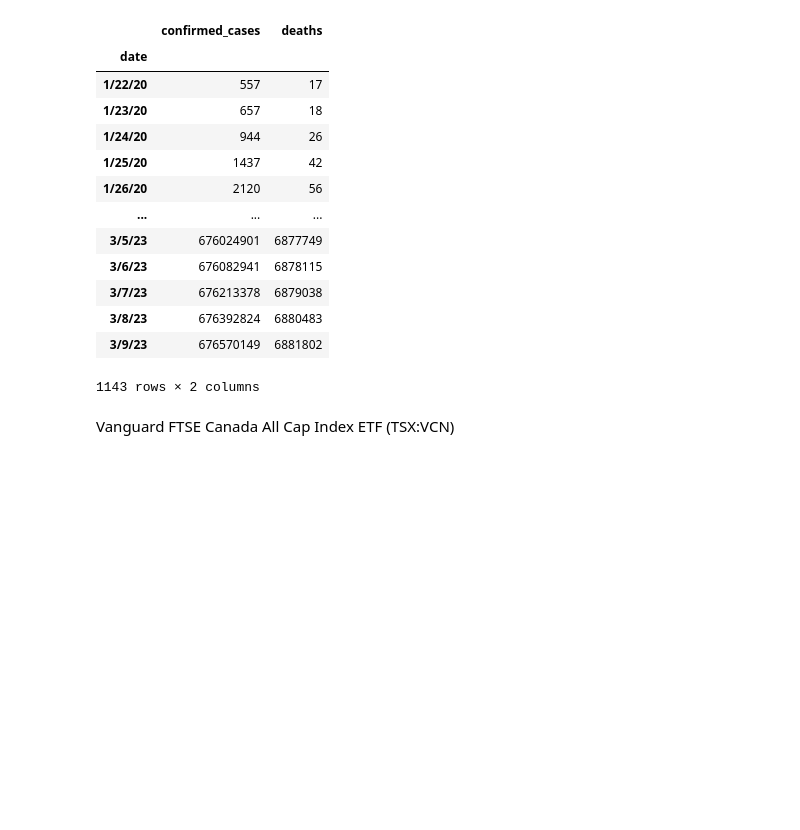
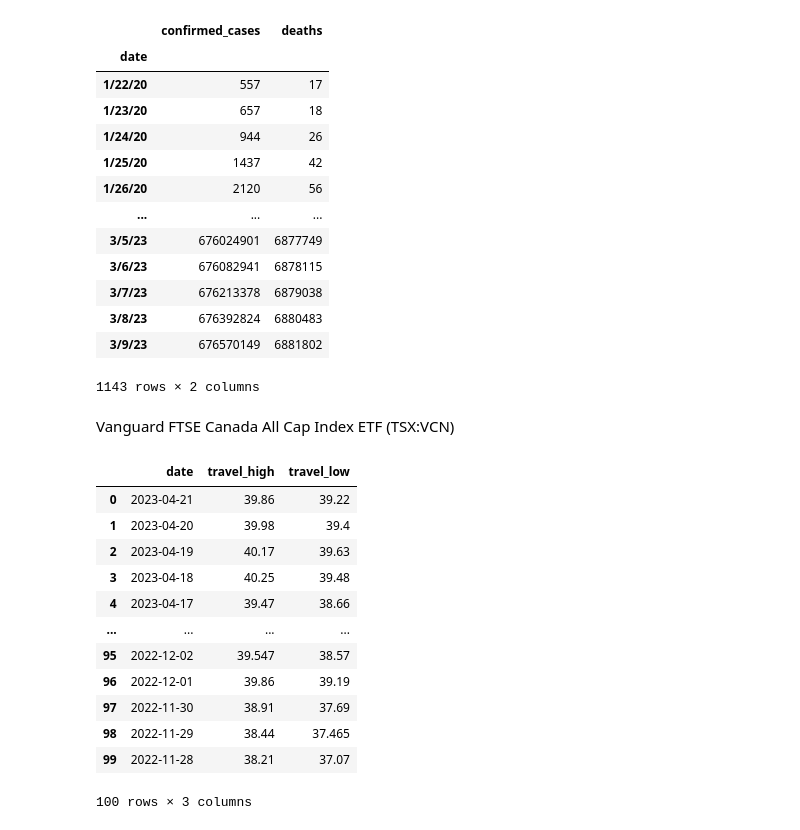
Before and after one commit to Dhvani811/Covid19Project, a Jupyter notebook: Final_Project.ipynb, the cells around one changed output. Saved outputs shown, nothing was run; the diff lists cells and outputs as text; code cells hidden in the pictures; blank space fills up the shorter version.

Commit message:
Added travel data

```diff
--- a/Final_Project.ipynb
+++ b/Final_Project.ipynb
@@ -173,6 +173,42 @@ dhl.set_index('date')
 dhl
 # %% [markdown]
 Vanguard FTSE Canada All Cap Index ETF (TSX:VCN)
+# %%
+response = requests.get(f"https://www.alphavantage.co/query?function=TIME_SERIES_DAILY_ADJUSTED&symbol=TNL&apikey={API_KEY}&outputsize=compact&from=2020-20-22&to=2023-03-09")
+
+data = response.json()
+
+# Get the daily prices from the response
+daily_prices = data["Time Series (Daily)"]
+# us_stocks = pd.DataFrame(columns=['date', 'high', 'low'])
+dhl = pd.DataFrame(columns=['date', 'high', 'low'])
+
+# Loop through each day and get the daily high and low prices
+for date, values in daily_prices.items():
+  daily_high = values["2. high"]
+  daily_low = values["3. low"]
+  new_row = {'date': date,'high': daily_high, 'low': daily_low}
+  dhl = dhl.append(new_row, ignore_index=True)
+
+dhl = dhl.rename(columns={"date": "date", "high": "travel_high", "low": "travel_low"})
+dhl.set_index('date')
+dhl
+# %%
+dhl
+# %% [output]
+|  | date | travel_high | travel_low |
+| 0 | 2023-04-21 | 39.86 | 39.22 |
+| 1 | 2023-04-20 | 39.98 | 39.4 |
+| 2 | 2023-04-19 | 40.17 | 39.63 |
+| 3 | 2023-04-18 | 40.25 | 39.48 |
+| 4 | 2023-04-17 | 39.47 | 38.66 |
+| ... | ... | ... | ... |
+| 95 | 2022-12-02 | 39.547 | 38.57 |
+| 96 | 2022-12-01 | 39.86 | 39.19 |
+| 97 | 2022-11-30 | 38.91 | 37.69 |
+| 98 | 2022-11-29 | 38.44 | 37.465 |
+| 99 | 2022-11-28 | 38.21 | 37.07 |
+100 rows × 3 columns
 # %%
 # TNL c)	Travel sector
 
```
